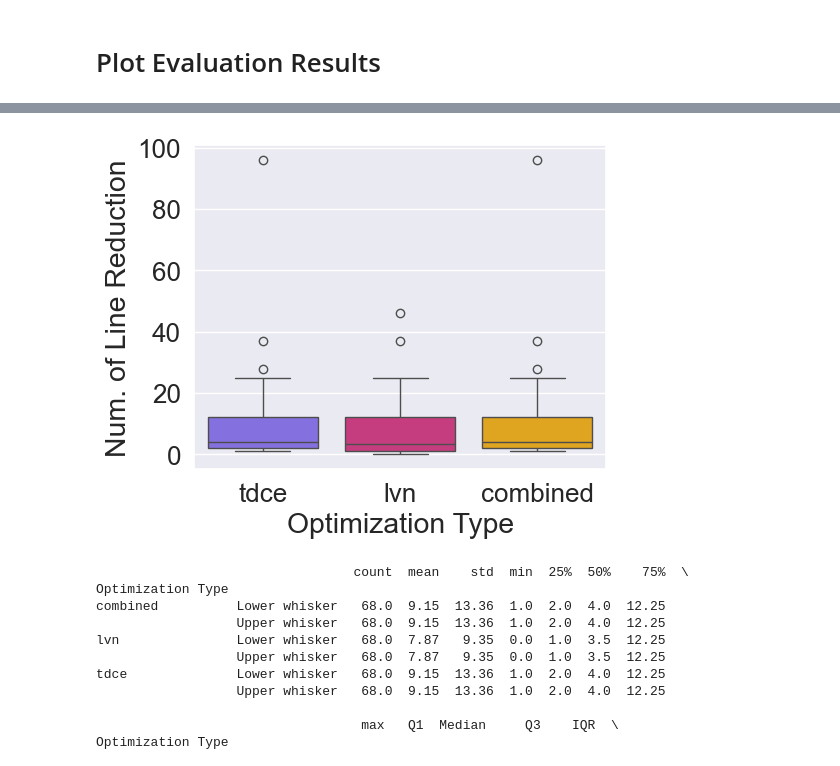
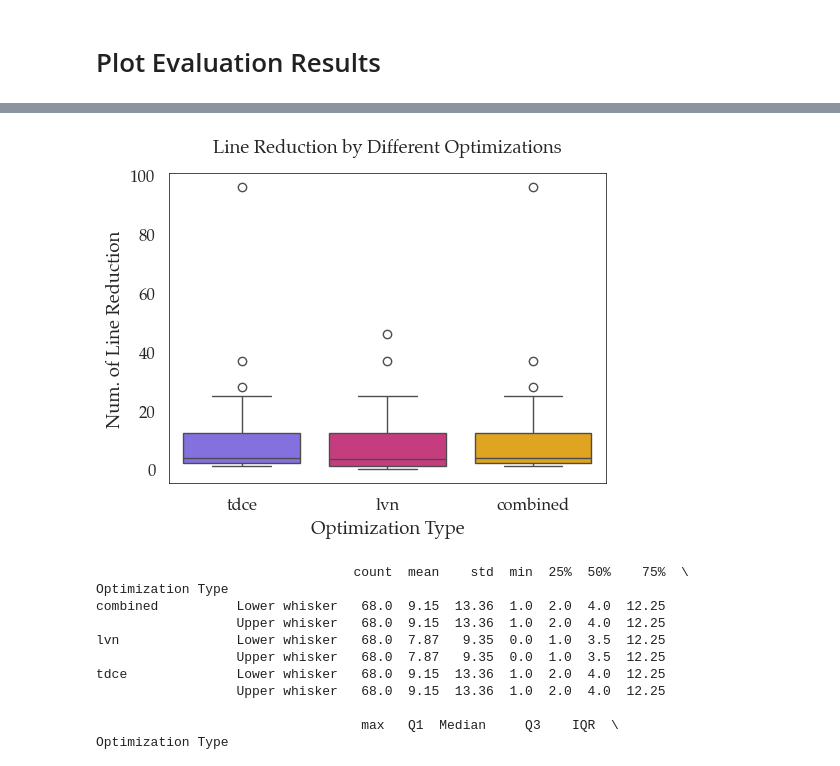
Before and after one commit to YoruCathy/cs6120-tasks, a Jupyter notebook: lesson3/plot.ipynb, the cells around one changed output, grey strips where cells are left out. Drawn from its saved outputs; the diff is of its cells as text; code cells hidden in the pictures.

```diff
--- a/lesson3/plot.ipynb
+++ b/lesson3/plot.ipynb
@@ -7,4 +23,9 @@ import glob
 import pandas as pd
 import seaborn as sns
 from matplotlib import pyplot as plt
+import numpy as np
+import matplotlib as mpl
+mpl.rcParams.update({
+    "font.family": "Palatino",
+})
 # %%
@@ -30 +51,4 @@ for optimization_type in ["tdce", "lvn", "combined"]:
+# %%
+# read csv
+df = pd.read_csv("results.csv")
 # %%
@@ -47,24 +59,38 @@ df
 # %%
+from matplotlib.patches import Rectangle
 plt.figure(figsize=(5, 4))
 
 palette = {
     "tdce": "#785ef0",   # blue
     "lvn":  "#dc267f",   # orange
     "combined":  "#ffb000",   # green
 }
 
-sns.set_theme(color_codes=True, font_scale=1.7)
+sns.set_theme(color_codes=True, font_scale=1.1)
+mpl.rcParams.update({
+    "font.family": "Palatino",
+})
 
 t = df.copy()
 t["Bril File"] = t["filename"]
 t["Num. of Line Reduction"] = t["line_reduction"]
 t["Optimization Type"] = t["optimization_type"]
 
+plt.title("Line Reduction by Different Optimizations", pad=15)
 ax = sns.boxplot(data=t, x="Optimization Type", y="Num. of Line Reduction", hue="Optimization Type", palette=palette)
+fig = plt.gcf()
 
+for _, spine in ax.spines.items():
+    spine.set_visible(True)
+    spine.set_color("black")
+    spine.set_linewidth(0.5)
 plt.tight_layout(pad=0)
+ax = plt.gca()
+ax.set_facecolor('white')
+plt.grid(axis="y", linestyle="--")
+plt.gcf().set_facecolor('white')
 # %% [output]
-[figure, old version]
+[figure, new version]
 # %%
 # Group by optimization type
 grouped = t.groupby("Optimization Type")["Num. of Line Reduction"]
```
Also changed, not shown: parts of 6 cells of this notebook, 6 other files.
